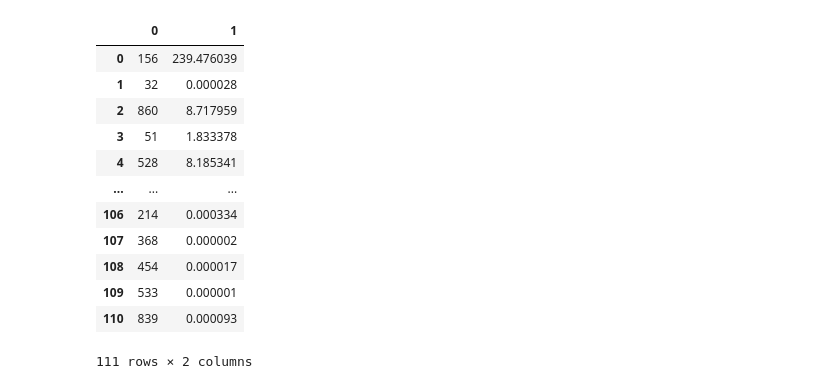
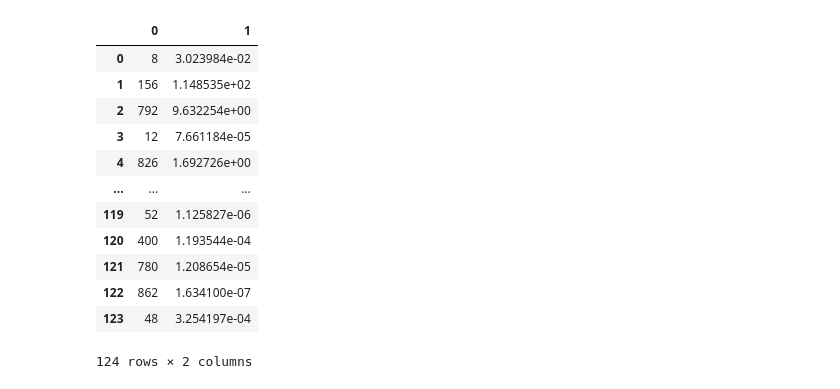
Before and after one commit to iLnezoH/cooper-trade, a Jupyter notebook: chart.ipynb, the cells around one changed output. Saved outputs shown, nothing was run; the diff lists cells and outputs as text; code cells hidden in the pictures.

```diff
--- a/chart.ipynb
+++ b/chart.ipynb
@@ -3,17 +3,27 @@ from src.main import *
 import matplotlib.pyplot as plt
 import numpy as np
 # %%
-report_11 = Report('src/data/format-2011-world-copper-2063-trade.json', '2011')
-report_12 = Report('src/data/format-2012-world-copper-2063-trade.json', '2012')
-report_13 = Report('src/data/format-2013-world-copper-2063-trade.json', '2013')
-report_14 = Report('src/data/format-2014-world-copper-2063-trade.json', '2014')
-report_15 = Report('src/data/format-2015-world-copper-2063-trade.json', '2015')
+report_11 = Report(
+    'src/data/format-2011-world-copper-2063-trade.json', '2011', 2)
+report_12 = Report(
+    'src/data/format-2012-world-copper-2063-trade.json', '2012', 2)
+report_13 = Report(
+    'src/data/format-2013-world-copper-2063-trade.json', '2013', 2)
+report_14 = Report(
+    'src/data/format-2014-world-copper-2063-trade.json', '2014', 2)
+report_15 = Report(
+    'src/data/format-2015-world-copper-2063-trade.json', '2015', 2)
 
-report_16 = Report('src/data/format-2016-world-copper-2063-trade.json', '2016')
-report_17 = Report('src/data/format-2017-world-copper-2063-trade.json', '2017')
-report_18 = Report('src/data/format-2018-world-copper-2063-trade.json', '2018')
-report_19 = Report('src/data/format-2019-world-copper-2063-trade.json', '2019')
-report_20 = Report('src/data/format-2020-world-copper-2063-trade.json', '2020')
+report_16 = Report(
+    'src/data/format-2016-world-copper-2063-trade.json', '2016', 2)
+report_17 = Report(
+    'src/data/format-2017-world-copper-2063-trade.json', '2017', 2)
+report_18 = Report(
+    'src/data/format-2018-world-copper-2063-trade.json', '2018', 2)
+report_19 = Report(
+    'src/data/format-2019-world-copper-2063-trade.json', '2019', 2)
+report_20 = Report(
+    'src/data/format-2020-world-copper-2063-trade.json', '2020', 2)
 # %%
 reports = [
     report_11, report_12, report_13, report_14, report_15,
@@ -54,17 +59,17 @@ pd.DataFrame(report_20.nodes)
 # %%
-pd.DataFrame(report_20.net.getAdjacencyEntropies().items())
+pd.DataFrame(report_11.net.getAdjacencyEntropies().items())
 # %% [output]
 |  | 0 | 1 |
-| 0 | 156 | 239.476039 |
-| 1 | 32 | 0.000028 |
-| 2 | 860 | 8.717959 |
-| 3 | 51 | 1.833378 |
-| 4 | 528 | 8.185341 |
+| 0 | 8 | 3.023984e-02 |
+| 1 | 156 | 1.148535e+02 |
+| 2 | 792 | 9.632254e+00 |
+| 3 | 12 | 7.661184e-05 |
+| 4 | 826 | 1.692726e+00 |
 | ... | ... | ... |
-| 106 | 214 | 0.000334 |
-| 107 | 368 | 0.000002 |
-| 108 | 454 | 0.000017 |
-| 109 | 533 | 0.000001 |
-| 110 | 839 | 0.000093 |
+| 119 | 52 | 1.125827e-06 |
+| 120 | 400 | 1.193544e-04 |
+| 121 | 780 | 1.208654e-05 |
+| 122 | 862 | 1.634100e-07 |
+| 123 | 48 | 3.254197e-04 |
-111 rows × 2 columns
+124 rows × 2 columns
 # %%
```
Also changed, not shown: parts of 20 cells of this notebook, 43 other files.
